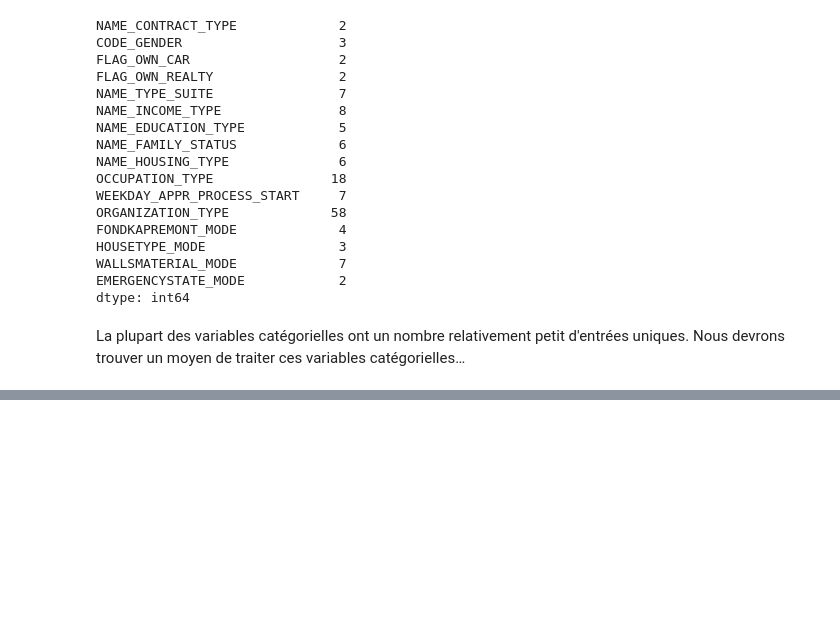
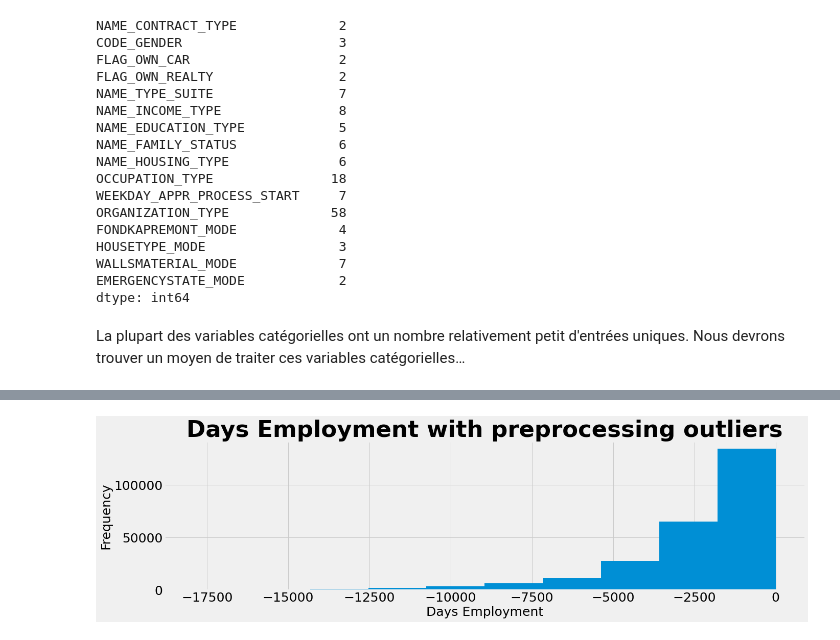
Before and after one commit to nalron/project_credit_scoring_model, a Jupyter notebook: p7_01_eda_notebook.ipynb, the cells around one changed output, grey strips where cells are left out. Saved outputs shown, nothing was run; the diff lists cells and outputs as text; code cells hidden in the pictures; blank space fills up the shorter version.

```diff
--- a/p7_01_eda_notebook.ipynb
+++ b/p7_01_eda_notebook.ipynb
@@ -350,0 +480,14 @@ La plupart des variables catégorielles ont un nombre relativement petit d'entr
+# %%
+#Create an outliers flag column
+application_train['DAYS_EMPLOYED_OUTLIERS'] = application_train["DAYS_EMPLOYED"] == 365243
+application_test['DAYS_EMPLOYED_OUTLIERS'] = application_test["DAYS_EMPLOYED"] == 365243
+
+#Replace outliers values with nan
+application_train['DAYS_EMPLOYED'].replace({365243: np.nan}, inplace = True)
+application_test['DAYS_EMPLOYED'].replace({365243: np.nan}, inplace = True)
+# %%
+application_train['DAYS_EMPLOYED'].plot.hist(title ='Days Employment with preprocessing outliers', figsize=(20,5))
+plt.xlabel('Days Employment')
+show()
+# %% [output]
+[figure, added]
```
Also changed, not shown: parts of 15 cells of this notebook.
